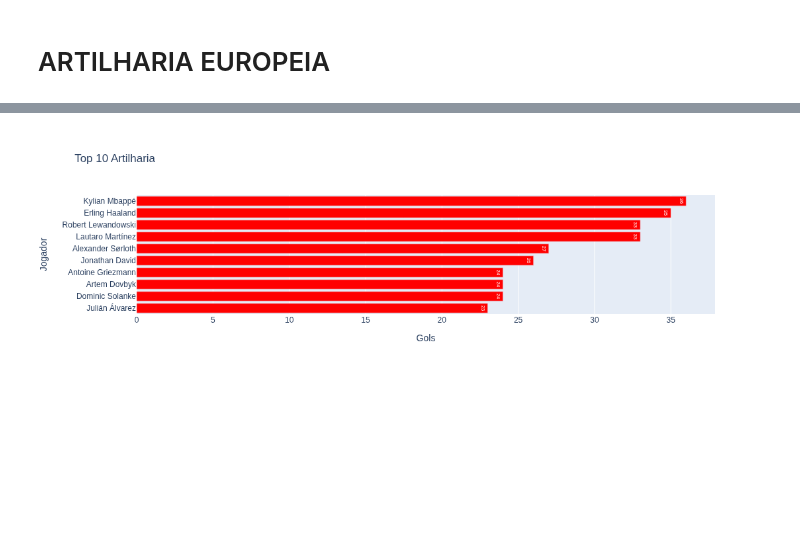
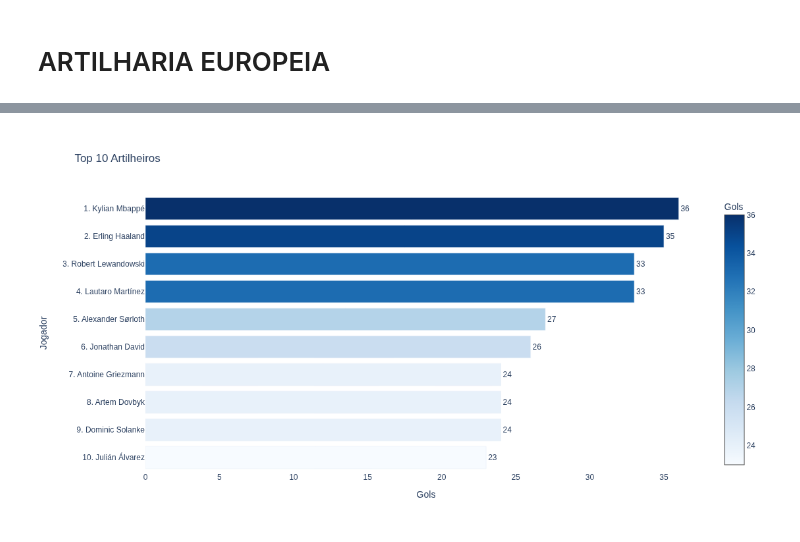
Before and after one commit to wallingson12/web_scrapping_top_ligas, a Jupyter notebook: Web scrapping - Artilharia europeia.ipynb, the cells around one changed output, grey strips where cells are left out. Drawn from its saved outputs; the diff is of its cells as text; code cells hidden in the pictures; blank space fills up the shorter version.

```diff
--- a/Web scrapping - Artilharia europeia.ipynb
+++ b/Web scrapping - Artilharia europeia.ipynb
@@ -235,46 +144,67 @@ fig.show()
 # %%
+import pandas as pd
+import plotly.graph_objects as go
+
 # Concatenar os DataFrames verticalmente
-artilharia_geral = pd.concat([artilharia_eng, artilharia_FA_CUP, artilharia_esp, artilharia_rey,
-                              artilharia_ita, artilharia_calcio_cup, artilharia_fra, artilharia_fra_cup,
-                              artilharia_champions, artilharia_euro_league])
+artilharia_geral = pd.concat([
+    artilharia_eng, artilharia_FA_CUP, artilharia_esp, artilharia_rey,
+    artilharia_ita, artilharia_calcio_cup, artilharia_fra, artilharia_fra_cup,
+    artilharia_champions, artilharia_euro_league
+])
 
-# Agrupar por nome e somar os valores da coluna 'G'
-artilharia_geral = artilharia_geral.groupby('Nome').sum().reset_index()
+# Agrupar por nome e somar os valores das colunas numéricas
+artilharia_geral = artilharia_geral.groupby('Nome')[['P', 'G']].sum().reset_index()
 
-# Ordenar o DataFrame resultante com base na coluna 'G' em ordem decrescente
+# Ordenar por gols
 artilharia_geral.sort_values('G', ascending=False, inplace=True)
 
-# Redefinir a coluna 'POS' para iniciar do número 1
+# Redefinir posição
 artilharia_geral['POS'] = range(1, len(artilharia_geral) + 1)
 
-# Reordenar as colunas
+# Reorganizar colunas
 artilharia_geral = artilharia_geral[['POS', 'Nome', 'P', 'G']]
 
-# Selecionar apenas os dez primeiros jogadores
-top_10 = artilharia_geral.head(10)
+# Selecionar top 10 e inverter para mostrar maior no topo
+top_10 = artilharia_geral.head(10).copy()
+top_10 = top_10[::-1].reset_index(drop=True)
 
-# Inverter a ordem dos dados para exibir do maior para o menor
-top_10 = top_10[::-1]
+# Adicionar posição ao nome
+top_10['Nome'] = top_10['POS'].astype(str) + '. ' + top_10['Nome']
 
+# Calcular média de gols por jogo
+top_10['Media'] = top_10['G'] / top_10['P']
 
-# Criar o gráfico de barras horizontais
+# Gráfico
 fig = go.Figure(go.Bar(
-    x=top_10['G'],  # Usando o número de gols como eixo x
-    y=top_10['Nome'],  # Usando o nome do jogador como eixo y
-    orientation='h',  # Definindo a orientação como horizontal
-    marker=dict(color='red'),  # Alterando a cor das barras para vermelho
-    text=top_10['G'],  # Definindo o texto como o número de gols
-    textposition='auto',  # Posicionando o texto automaticamente
+    x=top_10['G'],
+    y=top_10['Nome'],
+    orientation='h',
+    marker=dict(
+        color=top_10['G'],
+        colorscale='Blues',
+        showscale=True,
+        colorbar=dict(title='Gols')
+    ),
+    text=top_10['G'],
+    textposition='outside',
+    customdata=top_10[['P', 'Media']],
+    hovertemplate=(
+        '<b>%{y}</b><br>' +
+        'Gols: %{x}<br>' +
+        'Partidas: %{customdata[0]}<br>' +
+        'Média por jogo: %{customdata[1]:.2f}<extra></extra>'
+    )
 ))
 
-# Personalizar o layout do gráfico
+# Layout
 fig.update_layout(
-    title='Top 10 Artilharia',
+    title=f'Top 10 Artilheiros',
     xaxis_title='Gols',
     yaxis_title='Jogador',
+    height=600,
+    plot_bgcolor='white'
 )
 
-# Mostrar o gráfico
 fig.show()
 # %% [output]
-[figure, old version]
+[figure, new version]
```
Also changed, not shown: parts of 8 cells of this notebook.
